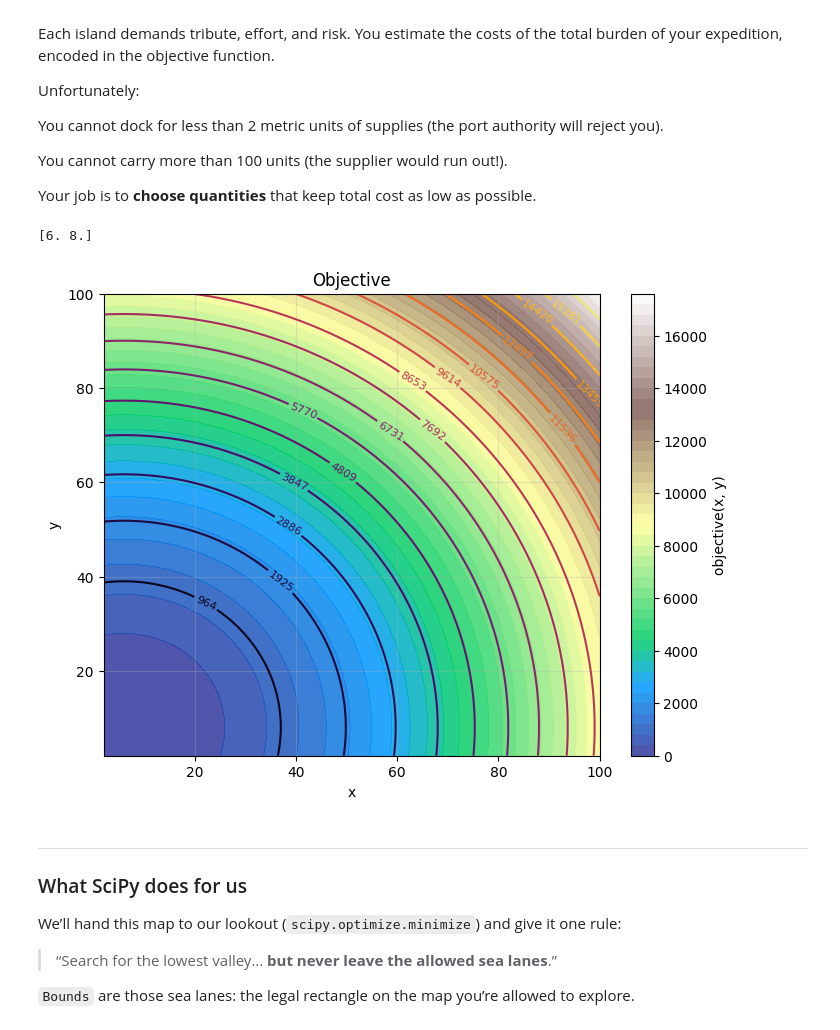
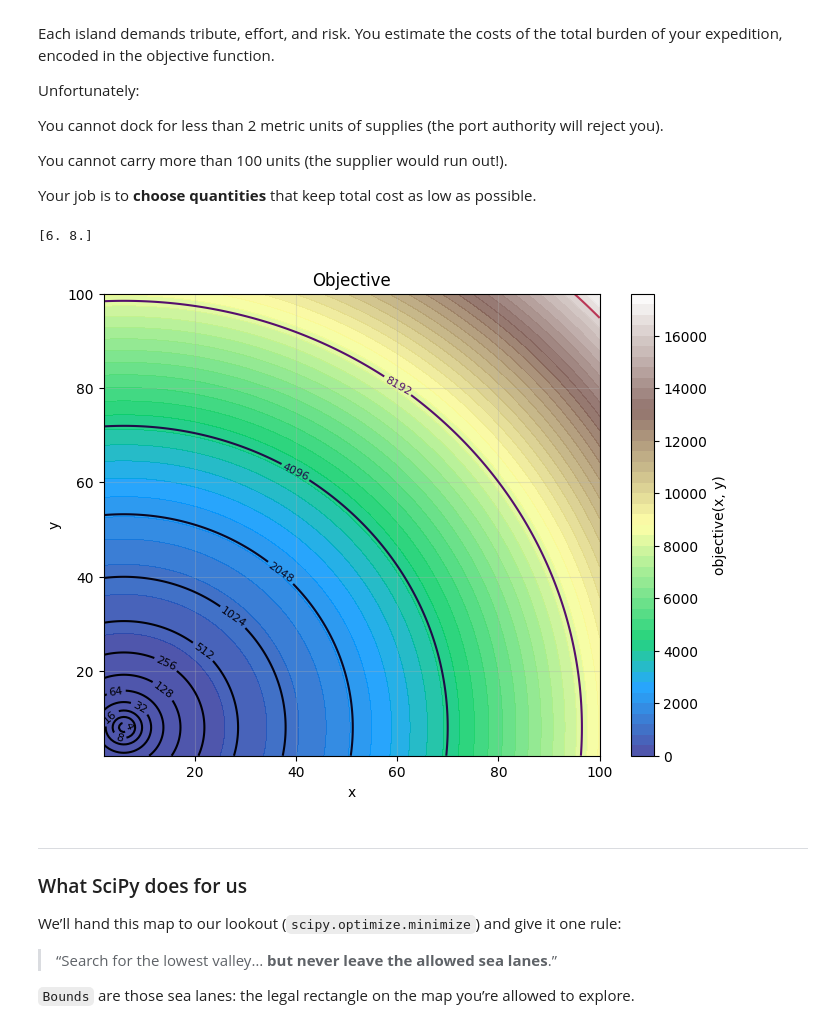
Before and after one commit to JulTob/Optimization, a Jupyter notebook: Introduction_to_Optimization.ipynb, the cells around one changed output. Drawn from its saved outputs; the diff is of its cells as text; code cells hidden in the pictures.

```diff
--- a/Introduction_to_Optimization.ipynb
+++ b/Introduction_to_Optimization.ipynb
@@ -206,19 +206,15 @@ def plot_2D(objective, x_rank=(-5,5), y_rank=(-5,5),
             levels=40,
             lines= 12,
             constraints=None,
-            title = None,
+            title = "Objective",
             altitude="terrain",
-            isovalues= None,
+            isovalues= "inferno",
             function = None,
-            points=None,           # New parameter for points to plot
-            points_cmap='viridis'  # New parameter for points colormap
+            points=None,
+            points_cmap='turbo'
             ):
-    if title is None:
-        title = "Objective"
-jh™™™™™™    if isovalues is None:
-        isovalues = "inferno"
-    if function is None:
-        function = objective
+
+    if function is None:    function = objective
 
     x = np.linspace(x_rank[0], x_rank[1], 200)
     y = np.linspace(y_rank[0], y_rank[1], 200)
@@ -234,7 +230,7 @@ jh™™™™™™    if isovalues is None:
             C = np.array([
                 constraint([xi, yi])
                 for xi, yi in zip(X.ravel(), Y.ravel())
-            ]).reshape(X.shape)
+                ]) . reshape(X.shape)
 
             feasible_mask &= (C >= 0)
 
@@ -244,7 +240,6 @@ jh™™™™™™    if isovalues is None:
     filled_levels_count = levels
     line_levels_count = lines
 
-    # --- Decide where to draw contour lines ---
     if isinstance(lines, int):
         # lines is an integer → equidistant levels
         line_levels = np.linspace(z_min, z_max, int(lines))
@@ -364,21 +355,24 @@ Your job is to **choose quantities** that keep total cost as low as possible.
 # %%
 def objective(b):
   return (b[0] - 6)**2 + (b[1] - 8)**2 + 3
 
 # Set the bounds of your problem
 bounds = [[2,100],[2,100]]
 
 x0 = [10, 10]
 
 # Find the minimum
 result = minimize(objective, x0, bounds=bounds)
 
 print(result.x)
 
-plot_2D(objective, (2,100), (2,100), 50, 19)
+
+marks = [2,4,8,16,32,64,128,256,512,1024,2**11,2**12,2**13,2**14,2**15]
+
+plot_2D(objective, (2,100), (2,100), 50, marks)
 # %% [output]
 [6. 8.]
-[figure, old version]
+[figure, new version]
 # %% [markdown]
 ---
 
```
Also changed, not shown: parts of 9 cells of this notebook.
